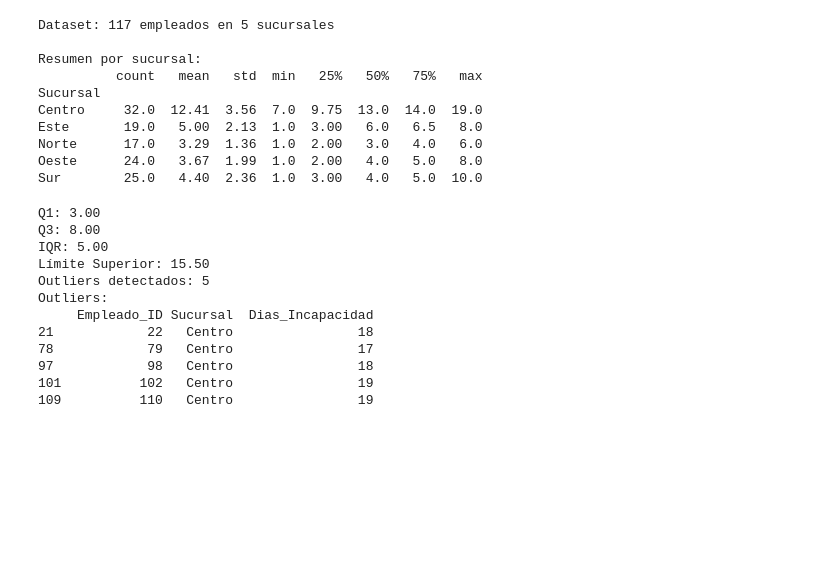
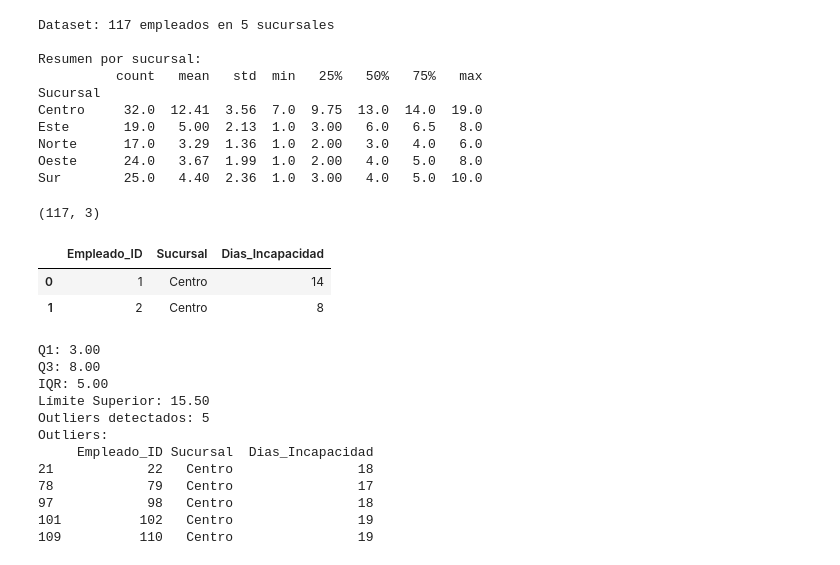
Before and after one commit to ErickTrujilloOsegueda/diplomado-ml-ErickTrujilloOsegueda, a Jupyter notebook: Modulo_2/Sesion_3/Tema1_M2_ErickTrujilloOsegueda.ipynb, the cells around one changed output. Saved outputs shown, nothing was run; the diff lists cells and outputs as text; code cells hidden in the pictures; blank space fills up the shorter version.

```diff
--- a/Modulo_2/Sesion_3/Tema1_M2_ErickTrujilloOsegueda.ipynb
+++ b/Modulo_2/Sesion_3/Tema1_M2_ErickTrujilloOsegueda.ipynb
@@ -501,6 +501,14 @@ Este       19.0   5.00  2.13  1.0  3.00   6.0   6.5   8.0
 Norte      17.0   3.29  1.36  1.0  2.00   3.0   4.0   6.0
 Oeste      24.0   3.67  1.99  1.0  2.00   4.0   5.0   8.0
 Sur        25.0   4.40  2.36  1.0  3.00   4.0   5.0  10.0
+# %%
+print(df_vida_grupo.shape)
+df_vida_grupo[:2]
+# %% [output]
+(117, 3)
+|  | Empleado_ID | Sucursal | Dias_Incapacidad |
+| 0 | 1 | Centro | 14 |
+| 1 | 2 | Centro | 8 |
 # %%
 #####    1. Detecta sucursales con frecuencia atípica usando IQR global    #####
 
```
Also changed, not shown: parts of 8 cells of this notebook.
